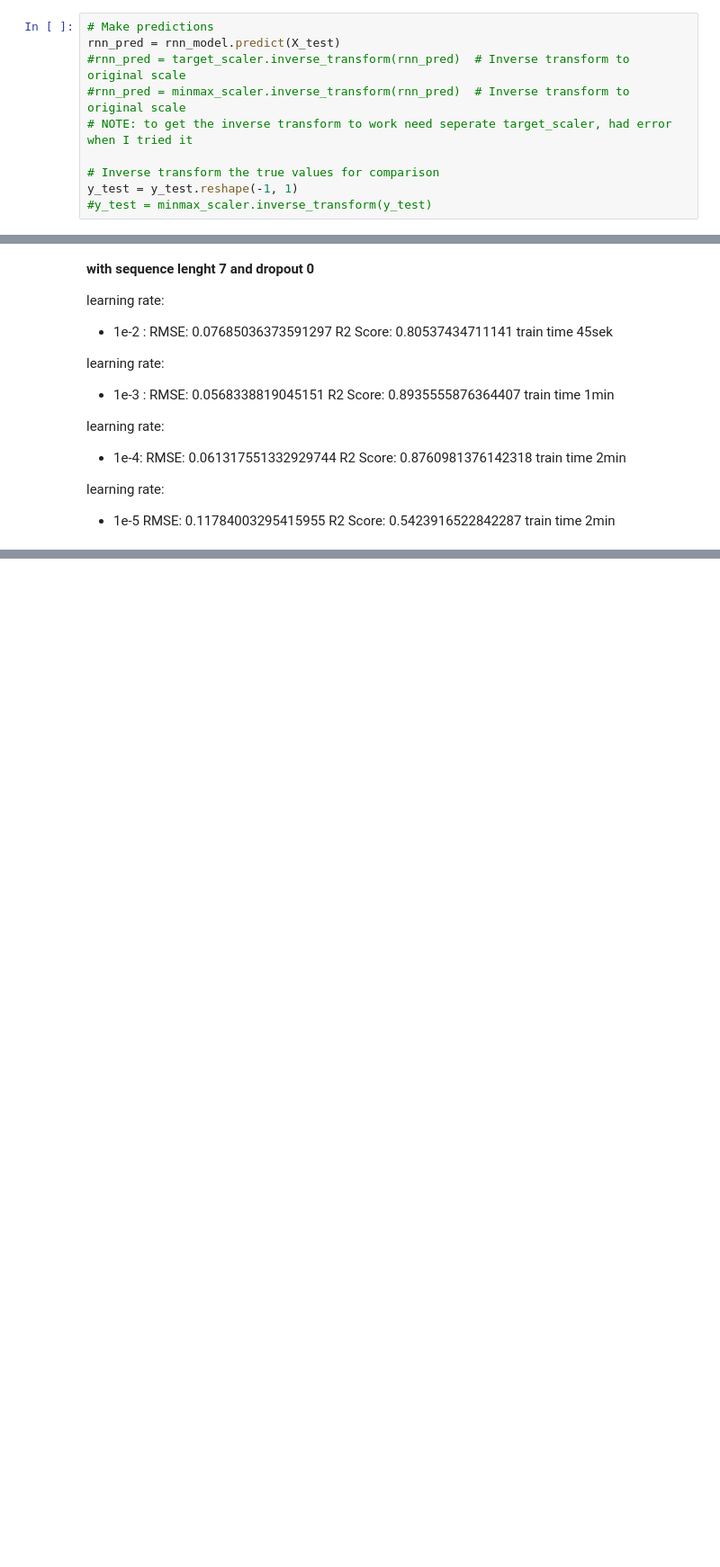
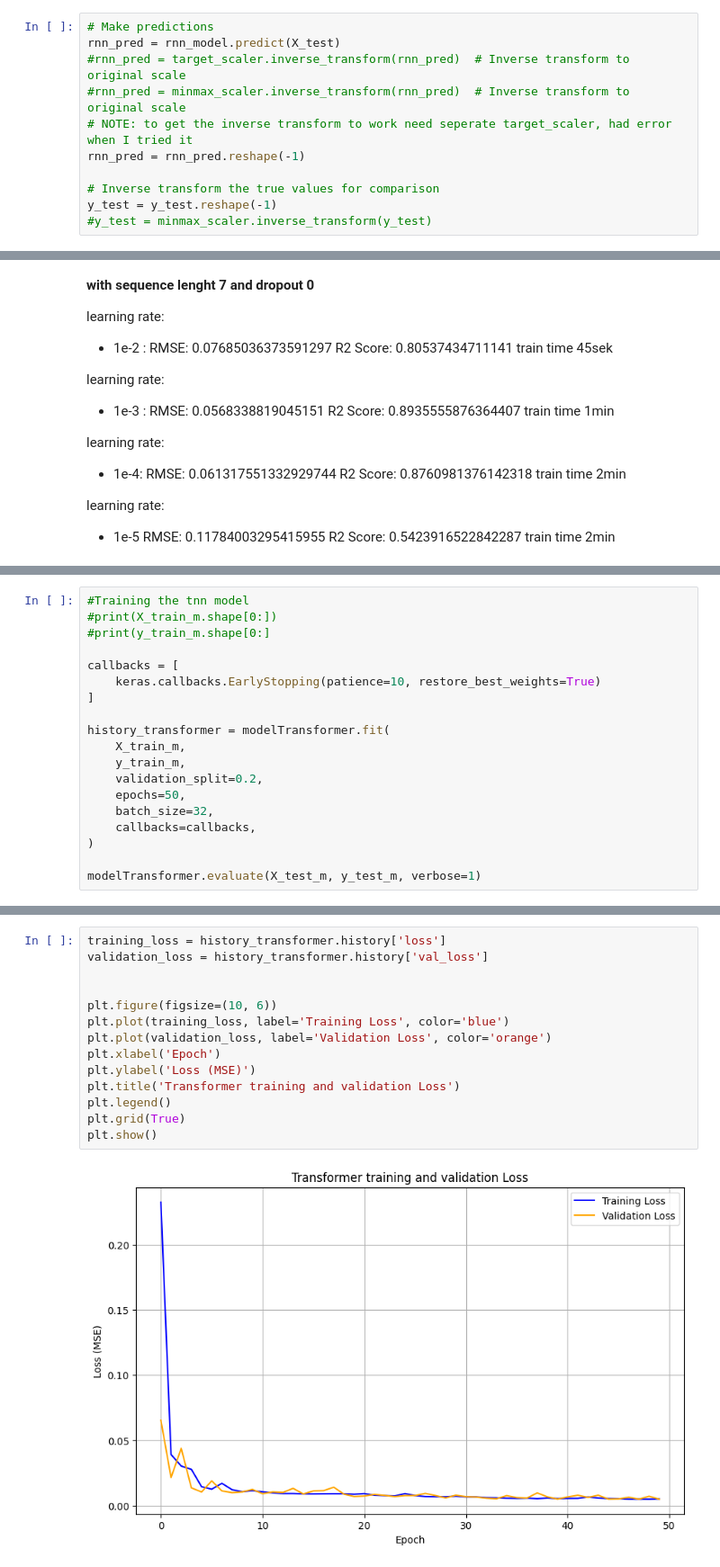
Before and after one commit to xvymaz12/ADAML2, a Jupyter notebook: ADAML2.ipynb, the cells around one changed output, grey strips where cells are left out. Shown at 90% size. Cells and saved outputs as stored; diff of their text form; blank space fills up the shorter version.

```diff
--- a/ADAML2.ipynb
+++ b/ADAML2.ipynb
@@ -614,9 +528,10 @@ rnn_pred = rnn_model.predict(X_test)
 #rnn_pred = target_scaler.inverse_transform(rnn_pred)  # Inverse transform to original scale
 #rnn_pred = minmax_scaler.inverse_transform(rnn_pred)  # Inverse transform to original scale
 # NOTE: to get the inverse transform to work need seperate target_scaler, had error when I tried it
+rnn_pred = rnn_pred.reshape(-1)
 
 # Inverse transform the true values for comparison
-y_test = y_test.reshape(-1, 1)
+y_test = y_test.reshape(-1)
 #y_test = minmax_scaler.inverse_transform(y_test)
 # %% [output]
 9/9 ━━━━━━━━━━━━━━━━━━━━ 0s 17ms/step
@@ -1189,0 +1262,19 @@ plt.show()
+# %%
+#Training the tnn model
+#print(X_train_m.shape[0:])
+#print(y_train_m.shape[0:]
+
+callbacks = [
+    keras.callbacks.EarlyStopping(patience=10, restore_best_weights=True)
+]
+
+history_transformer = modelTransformer.fit(
+    X_train_m,
+    y_train_m,
+    validation_split=0.2,
+    epochs=50,
+    batch_size=32,
+    callbacks=callbacks,
+)
+
+modelTransformer.evaluate(X_test_m, y_test_m, verbose=1)
@@ -1189,0 +1300,16 @@ plt.show()
+# %%
+training_loss = history_transformer.history['loss']
+validation_loss = history_transformer.history['val_loss']
+
+
+plt.figure(figsize=(10, 6))
+plt.plot(training_loss, label='Training Loss', color='blue')
+plt.plot(validation_loss, label='Validation Loss', color='orange')
+plt.xlabel('Epoch')
+plt.ylabel('Loss (MSE)')
+plt.title('Transformer training and validation Loss')
+plt.legend()
+plt.grid(True)
+plt.show()
+# %% [output]
+[figure, added]
```
Also changed, not shown: parts of 45 cells of this notebook, 1 other file.
